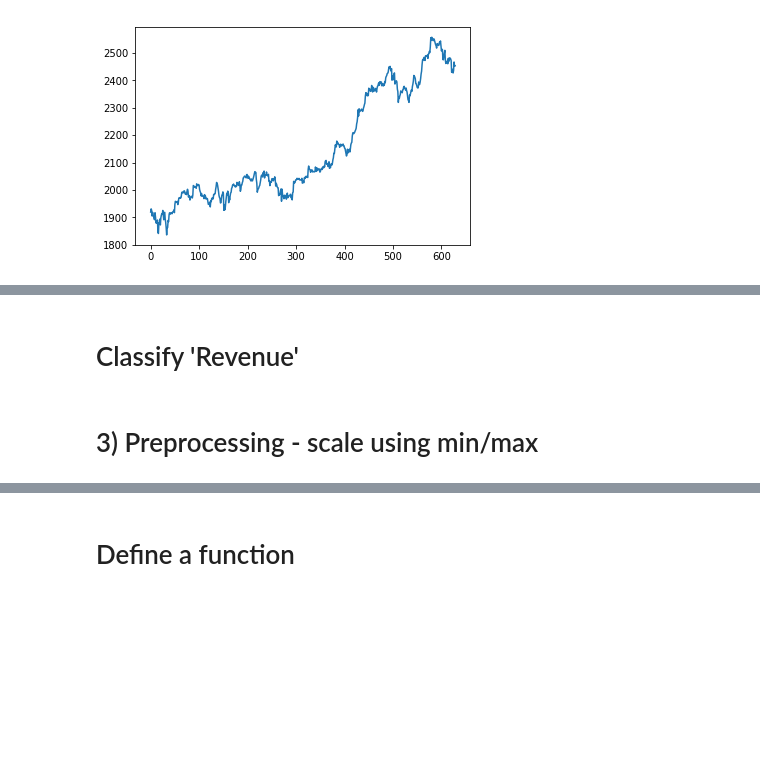
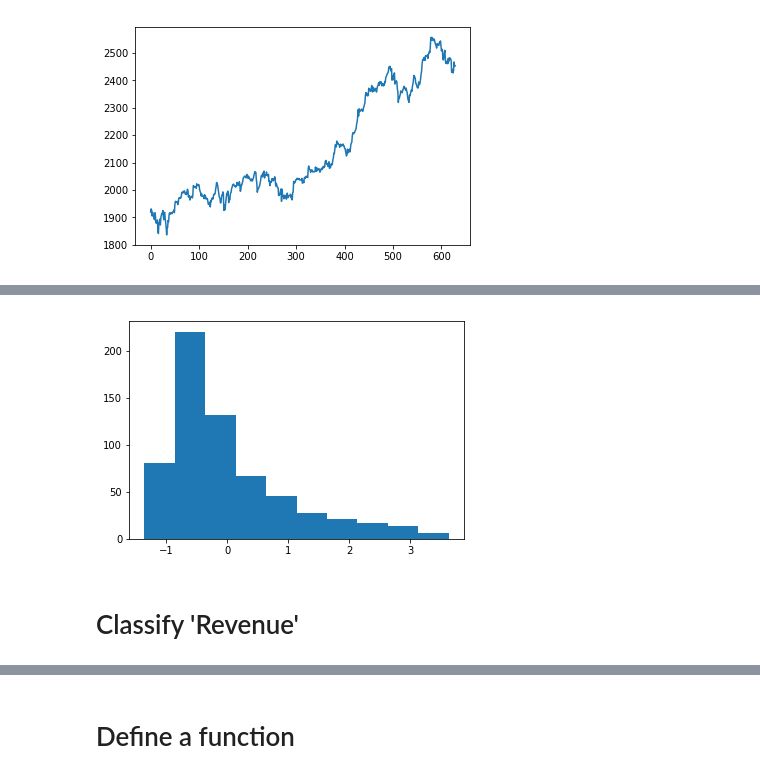
Before and after one commit to jhun0324/DL-Tutorial, a Jupyter notebook: data.ipynb, the cells around one changed output, grey strips where cells are left out. Cells and saved outputs as stored; diff of their text form; code cells hidden in the pictures; blank space fills up the shorter version.

```diff
--- a/data.ipynb
+++ b/data.ipynb
@@ -93,6 +125,0 @@ df['KOSDAQ'] = fill_in_missing_data(np.copy(kosdaq), window_size)
-# %%
-initial_revenue = 1200000.0
-revenue = np.array(df['Revenue'])
-prev_revenue = np.concatenate(([initial_revenue], revenue[:-1])).astype(float)
-rate = (revenue - prev_revenue) / prev_revenue
-df['Increasing_Rate'] = rate
@@ -98,0 +128,20 @@ df['Increasing_Rate'] = rate
+# %%
+month = 0
+indices = []
+revenues = []
+for i, date in enumerate(df['Date']):
+    if month == 0:
+        month = date.month
+    indices.append(i)
+    revenues.append(df['Revenue'][i])
+    if i == len(df['Date'])-1:
+        mean_revenue = np.mean(revenues)
+        sd_revenue = np.std(revenues)
+        df['Revenue_Normalized'][indices] = (df['Revenue'][indices] - mean_revenue) / sd_revenue
+    elif month != date.month:
+        mean_revenue = np.mean(revenues[:-1])
+        sd_revenue = np.std(revenues[:-1])
+        df['Revenue_Normalized'][indices] = (df['Revenue'][indices] - mean_revenue) / sd_revenue
+        month = date.month
+        indices = [i]
+        revenues = [df['Revenue'][i]]
@@ -99,3 +155,8 @@ df['Increasing_Rate'] = rate
+# %%
+plt.hist(df['Revenue_Normalized'])
+plt.show()
+# %% [output]
+[figure, added]
 # %% [markdown]
 # Classify 'Revenue'
 # %%
@@ -107,2 +167,0 @@ df['Rate_Class'] = np.where(rate > 0.6, 'very high',
-# %% [markdown]
-# 3) Preprocessing - scale using min/max
```
Also changed, not shown: parts of 103 cells of this notebook.
